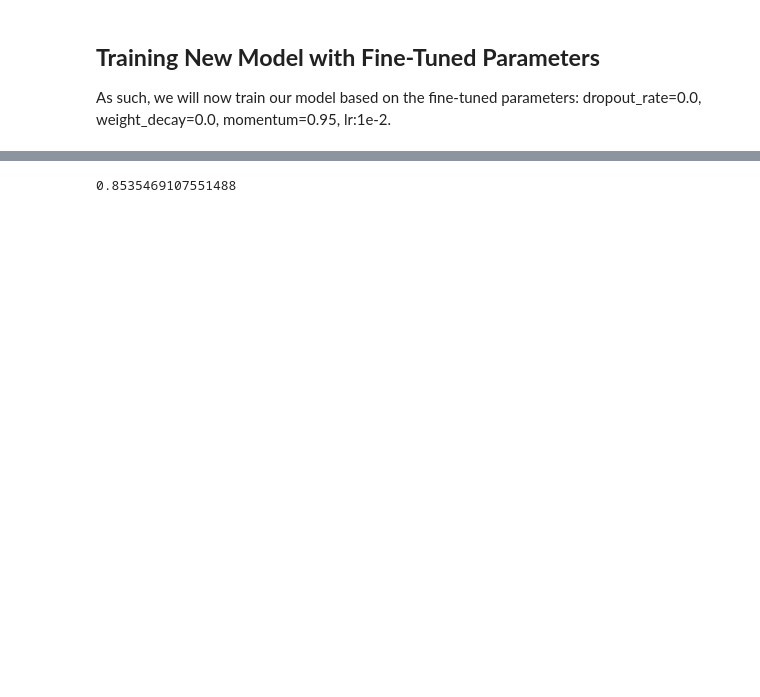
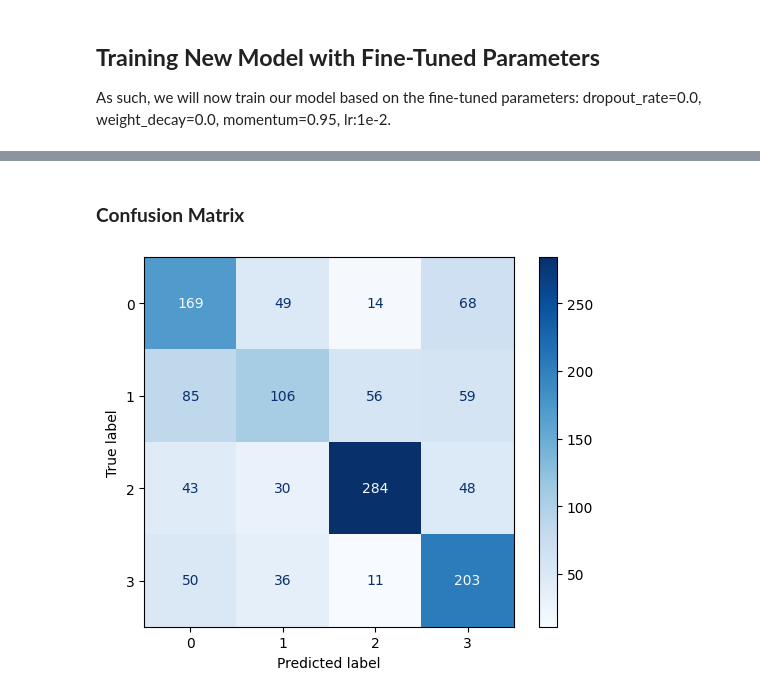
Before and after one commit to helenxtian/brain-tumor-project, a Jupyter notebook: P4_evaluation.ipynb, the cells around one changed output, grey strips where cells are left out. Saved outputs shown, nothing was run; the diff lists cells and outputs as text; code cells hidden in the pictures; blank space fills up the shorter version.

```diff
--- a/P4_evaluation.ipynb
+++ b/P4_evaluation.ipynb
@@ -661,0 +663,3 @@ While this is true, we must continue to do a classification_Report for precision
+# %%
+model.fit(X_train, y_train)
+random_search = RandomizedSearchCV(model, param_distributions=param_grid_random, scoring='accuracy', cv=3, random_state=42)
@@ -771,3 +822,29 @@ Epoch 1/16
 # %%
-efficientnet_test_probs = predict(efficientnet_model, test_loader, CFG.DEVICE)
+def predict_and_evaluate(model, test_dataloader, device):
+    model.eval()
+    y_true = []
+    y_pred = []
+    y_prob = []
+    misclassified_samples = []
+    misclassified_indices = []
+
+    with torch.no_grad():
+        for batch_idx, (X_batch, y_batch) in enumerate(test_dataloader):
+            X_batch, y_batch = X_batch.to(device), y_batch.to(device)
+            outputs = model(X_batch)
+            probabilities = torch.softmax(outputs, dim=1)  # Ensure probabilities for each class
+            predicted = torch.argmax(probabilities, dim=1)
+
+            y_true.extend(y_batch.cpu().numpy())
+            y_pred.extend(predicted.cpu().numpy())
+            y_prob.extend(probabilities.cpu().numpy())
+
+            # Identify misclassified samples
+            misclassified_batch_indices = (predicted != y_batch).nonzero(as_tuple=True)[0]
+            for idx in misclassified_batch_indices:
+                global_idx = batch_idx * test_dataloader.batch_size + idx.item()
+                misclassified_samples.append((X_batch[idx].cpu().numpy(), y_batch[idx].cpu().numpy(), predicted[idx].cpu().numpy()))
+                misclassified_indices.append(global_idx)
+
+    return np.array(y_true), np.array(y_pred), np.array(y_prob), misclassified_samples, misclassified_indices
 # %%
@@ -804,4 +940,7 @@ plot_confusion_matrix(test_labels, efficientnet_test_preds, figsize=(8,7), class
+# %% [markdown]
+### **Confusion Matrix**
 # %%
-accuracy_score(test_labels, efficientnet_test_preds)
+ConfusionMatrixDisplay.from_predictions(y_test, y_pred, cmap=plt.cm.Blues)
+plt.show()
 # %% [output]
-0.8535469107551488
+[figure, added]
```
Also changed, not shown: parts of 38 cells of this notebook, 1 other file.
